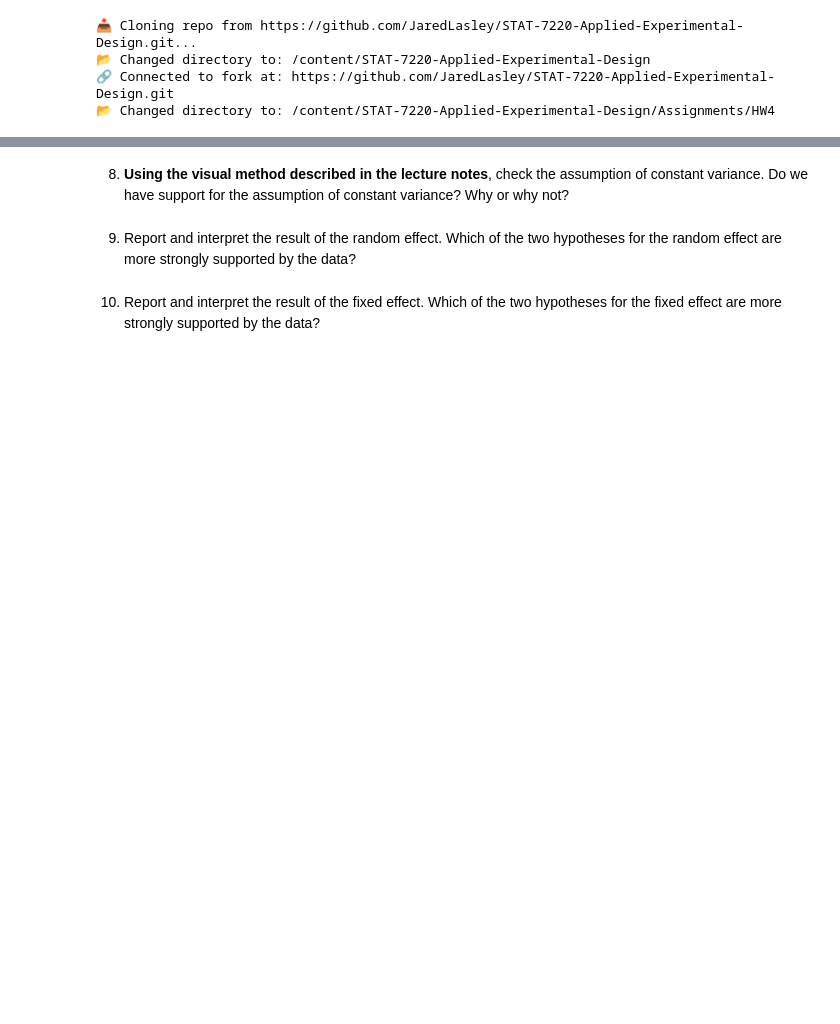
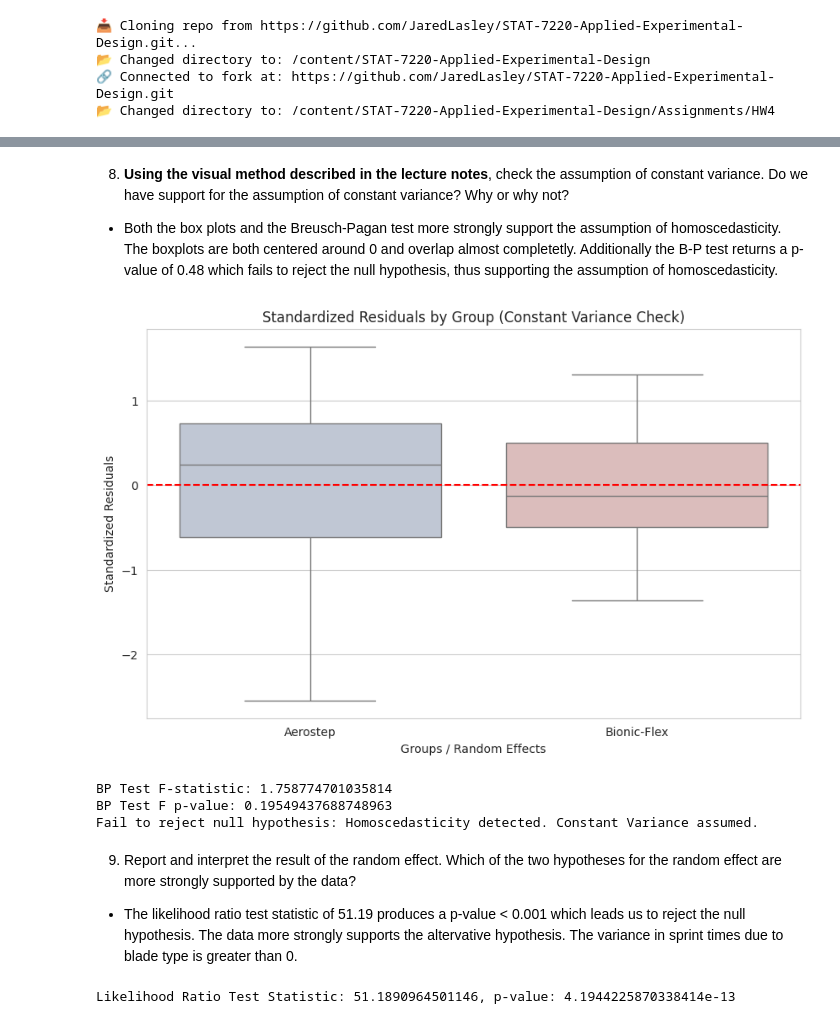
Before and after one commit to JaredLasley/STAT-7220-Applied-Experimental-Design, a Jupyter notebook: Assignments/HW4/HW4.ipynb, the cells around one changed output, grey strips where cells are left out. Drawn from its saved outputs; the diff is of its cells as text; code cells hidden in the pictures; blank space fills up the shorter version.

```diff
--- a/Assignments/HW4/HW4.ipynb
+++ b/Assignments/HW4/HW4.ipynb
@@ -94,6 +200,58 @@ Because sprint performance is highly dependent on an individual athlete’s biom
 # %% [markdown]
 8. **Using the visual method described in the lecture notes**, check the assumption of constant variance. Do we have support for the assumption of constant variance? Why or why not?
+
+* Both the box plots and the Breusch-Pagan test more strongly support the assumption of homoscedasticity. The boxplots are both centered around 0 and overlap almost completetly. Additionally the B-P test returns a p-value of 0.48 which fails to reject the null hypothesis, thus supporting the assumption of homoscedasticity.
 # %%
-## Question 8 Code ##
+## Obtain Standardized Residuals ##
+
+# The get_influence() method is not available for MixedLMResults.
+# Standardized residuals can be calculated by dividing raw residuals by the estimated standard deviation of the error term.
+standardized_residuals = mixed_result.resid / np.sqrt(mixed_result.scale)
+
+# Create a temporary DataFrame for plotting standardized residuals by Blade_Type
+plot_data = pd.DataFrame({'Blade_Type': race['Blade_Type'], 'standardized_residuals': standardized_residuals})
+
+plt.figure(figsize=(10, 6))
+sns.boxplot(x='Blade_Type', y='standardized_residuals', data=plot_data, hue='Blade_Type', palette='vlag', legend=False)
+plt.axhline(0, color='red', linestyle='--') # Baseline
+
+plt.title('Standardized Residuals by Group (Constant Variance Check)')
+plt.xlabel('Groups / Random Effects')
+plt.ylabel('Standardized Residuals')
+plt.show()
+
+
+#Inferential Testing of Homoscedasticity
+
+## Import necessary function: ##
+
+from statsmodels.stats.diagnostic import het_breuschpagan
+
+## Run B-P Test ##
+
+bp_test = het_breuschpagan(mixed_result.resid,mixed_result.model.exog)
+
+## Extract F-statistic ##
+
+f_statistic = bp_test[2]
+
+## Extract its P-Value ##
+
+f_p_value = bp_test[3]
+
+print(f"BP Test F-statistic: {f_statistic}")
+print(f"BP Test F p-value: {f_p_value}")
+if f_p_value > 0.05:
+    print("Fail to reject null hypothesis: Homoscedasticity detected. Constant Variance assumed.")
+else:
+    print("Reject null hypothesis: Heteroscedasticity detected. Constant Variance not assumed.")
+# %% [output]
+[figure, added]
+BP Test F-statistic: 1.758774701035814
+BP Test F p-value: 0.19549437688748963
+Fail to reject null hypothesis: Homoscedasticity detected. Constant Variance assumed.
 # %% [markdown]
 9. Report and interpret the result of the random effect. Which of the two hypotheses for the random effect are more strongly supported by the data?
+
+
+* The likelihood ratio test statistic of 51.19 produces a p-value < 0.001 which leads us to reject the null hypothesis. The data more strongly supports the altervative hypothesis. The variance in sprint times due to blade type is greater than 0.
@@ -102,4 +258,11 @@ Because sprint performance is highly dependent on an individual athlete’s biom
-# %% [markdown]
-10. Report and interpret the result of the fixed effect. Which of the two hypotheses for the fixed effect are more strongly supported by the data?
 # %%
-## Question 10 Code ##
+## Perform Likelihood Ratio Test ##
+
+ll_full = mixed_result.llf
+ll_reduced = reduced_mod.llf
+
+LR_stat = 2 * (ll_full - ll_reduced)
+p_value = 0.5 * (1 - chi2.cdf(LR_stat, df=1))
+print(f"Likelihood Ratio Test Statistic: {LR_stat}, p-value: {p_value}")
+# %% [output]
+Likelihood Ratio Test Statistic: 51.1890964501146, p-value: 4.1944225870338414e-13
```
Also changed, not shown: parts of 8 cells of this notebook.
